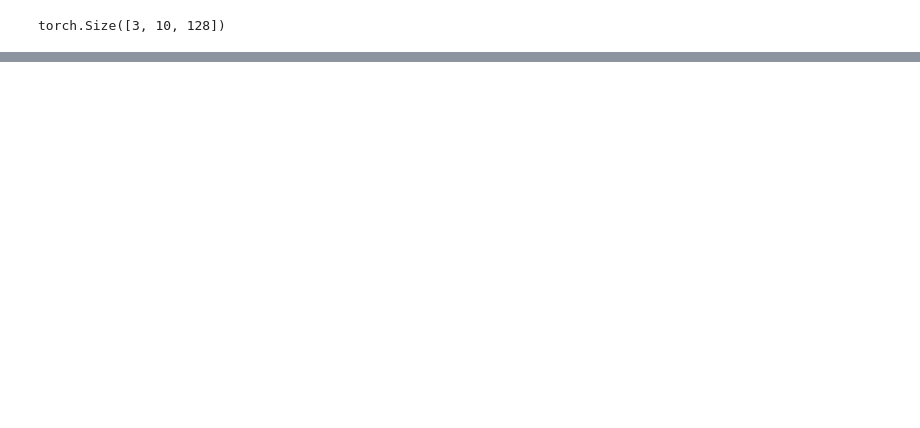
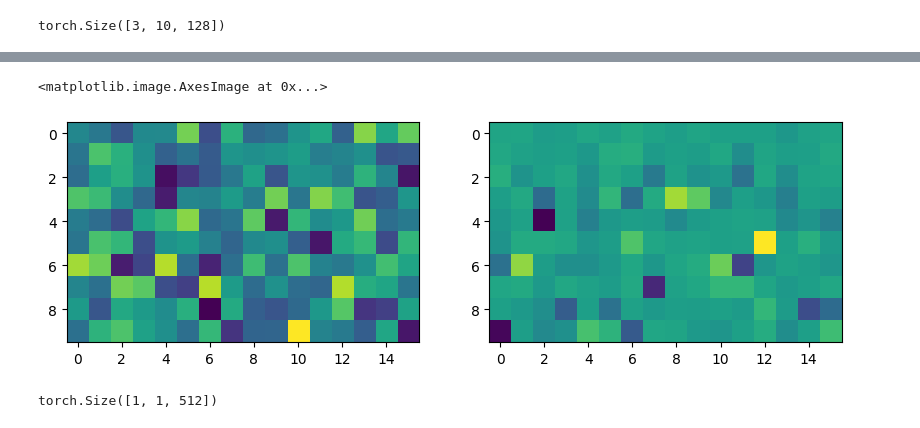
Before and after one commit to bkitano/llama-from-scratch, a Jupyter notebook: llama.ipynb, the cells around one changed output, grey strips where cells are left out. Saved outputs shown, nothing was run; the diff lists cells and outputs as text; code cells hidden in the pictures; blank space fills up the shorter version.

```diff
--- a/llama.ipynb
+++ b/llama.ipynb
@@ -136,3 +158,28 @@ torch.Size([3, 10, 128])
+# %%
+config = {
+    "batch_size": 1,
+    "context_window": 10,
+    "d_model": 16,
+}
+r = MaskedRotarySelfAttentionHead(config)
+batch = torch.randn((1, 10, config['d_model']))
+
+R = r.get_rotary_matrix(batch)
+b, m, d = batch.shape
+
+q_rotated_query_weight = r.w_q @ R # [d x d x m]
+q = q_rotated_query_weight.view(m, d, d) @ batch.view(m, d, b)
+q = q.view(b, m, d)
+
+k_rotated_query_weight = r.w_k @ R # [d x d x m]
+k = k_rotated_query_weight.view(m, d, d) @ batch.view(m, d, b)
+k = k.view(b, m, d)
+
+B = (q @ k.transpose(1,2)) / np.sqrt(r.config['d_model'])
+mask = B.masked_fill(r.tril[:m, :m] == 0, float("-inf"))
+a = F.softmax(mask, dim=-1) # attention
+v = batch @ r.w_v
+out = a @ v
 # %%
 class MaskedRotaryNultiHeadedAttention(nn.Module):
     def __init__(self, config):
@@ -172,9 +219,28 @@ class SwiGLU(nn.Module):
     def __init__(self, config):
         super().__init__()
         self.config = config
+        self.linear_gate = nn.Linear(config['d_model'], config['d_model'])
         self.linear = nn.Linear(config['d_model'], config['d_model'])
-        self.beta = nn.Linear(config['d_model'], config['d_model'], bias=False)
+        self.beta = torch.randn(1, requires_grad=True)
 
     def forward(self, x):
-        out = x * torch.sigmoid(self.beta(x)) + (1 - torch.sigmoid(self.beta(x))) * self.linear(x)
+        swish_gate = self.linear_gate(x) * torch.sigmoid(self.beta * self.linear_gate(x))
+        out = swish_gate * self.linear(x)
         return out
+# %%
+config = {
+    "n_heads": 8,
+    "d_model": 16,
+    "batch_size": 3,
+    "context_window": 10,
+}
+s = SwiGLU(config)
+batch = torch.randn(config['batch_size'], config['context_window'], config["d_model"])
+out = s(batch)
+out.shape
+fig, ax = plt.subplots(1, 2, figsize=(10, 5))
+ax[0].imshow(batch[0].detach().numpy())
+ax[1].imshow(out[0].detach().numpy())
+# %% [output]
+<matplotlib.image.AxesImage at 0x...>
+[figure, added]
@@ -191,22 +302,26 @@ class LlamaLayer(nn.Module):
         super().__init__()
         self.config = config
 
-        self.prenorm = nn.LayerNorm(config['d_model'])
-        self.multihead = MaskedRotaryNultiHeadedAttention(config)
+        self.multihead = nn.Sequential(
+            RMSNorm(config['d_model']),
+            MaskedRotaryNultiHeadedAttention(config)
+        )
         self.ffn = nn.Sequential(
-            nn.Linear(config['d_model'], config['d_model']),
+            RMSNorm(config['d_model']),
             SwiGLU(config),
         )
-        self.postnorm = nn.LayerNorm(config['d_model'])
 
     def forward(self, x):
-        mid = x + self.multihead(self.prenorm(x))
+        mid = x + self.multihead(x)
         out = mid + self.ffn(mid)
 
         return out
 
-batch = torch.randn((config['batch_size'], config['context_window'], config['d_model']))
+batch = torch.randn((1, 1, config['d_model']))
 m = LlamaLayer(config)
+m(batch).shape
+# %% [output]
+torch.Size([1, 1, 512])
 # %%
 from collections import OrderedDict
 
```
Also changed, not shown: parts of 12 cells of this notebook.
